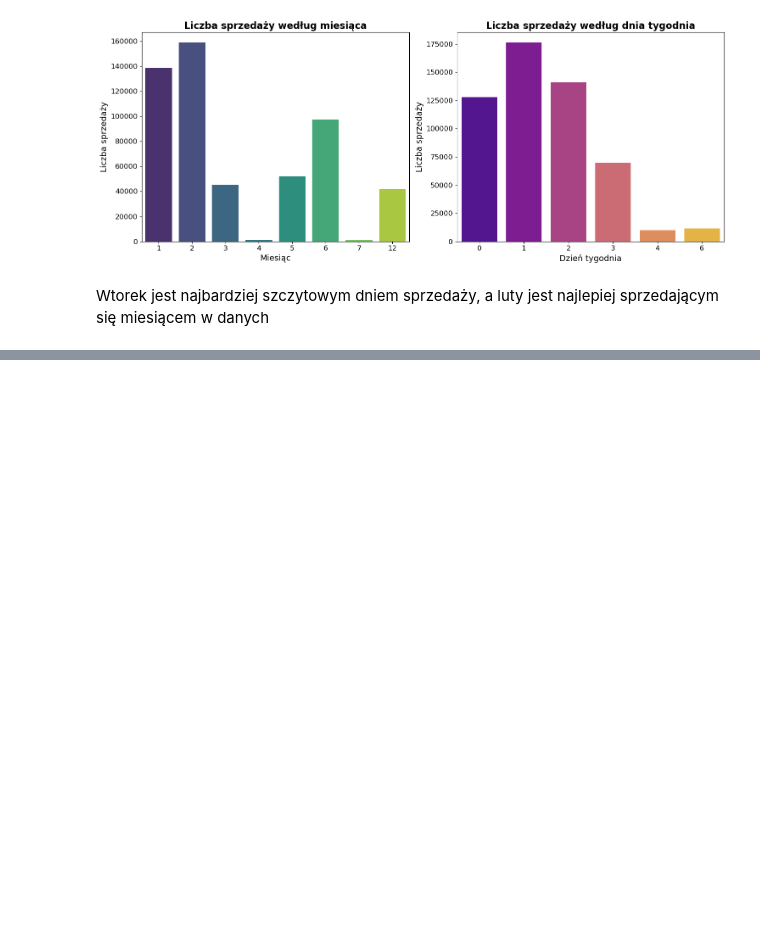
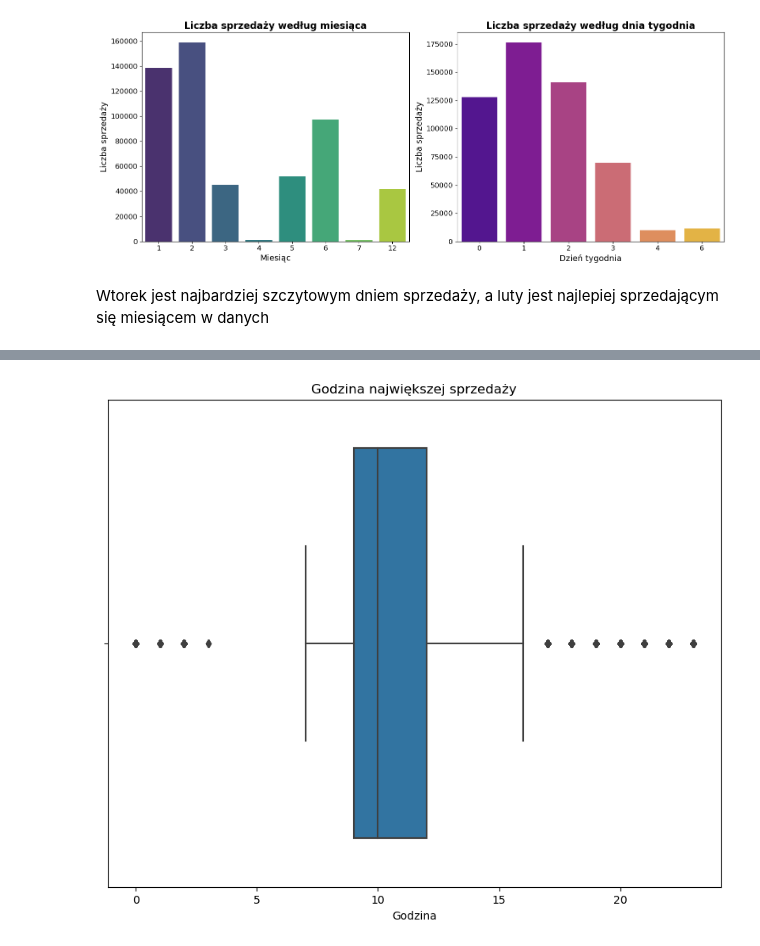
Before and after one commit to davydantoniuk/Analizatorzy-Jutra, a Jupyter notebook: plots/plots.ipynb, the cells around one changed output, grey strips where cells are left out. Saved outputs shown, nothing was run; the diff lists cells and outputs as text; code cells hidden in the pictures; blank space fills up the shorter version.

```diff
--- a/plots/plots.ipynb
+++ b/plots/plots.ipynb
@@ -170,0 +189,8 @@ plt.show()
+# %%
+fig, ax = plt.subplots(figsize=(10, 8))
+sns.boxplot(data=df2, x='hour')
+ax.set_title('Godzina największej sprzedaży')
+ax.set_xlabel('Godzina')
+plt.show()
+# %% [output]
+[figure, added]
```
Also changed, not shown: parts of 8 cells of this notebook.
